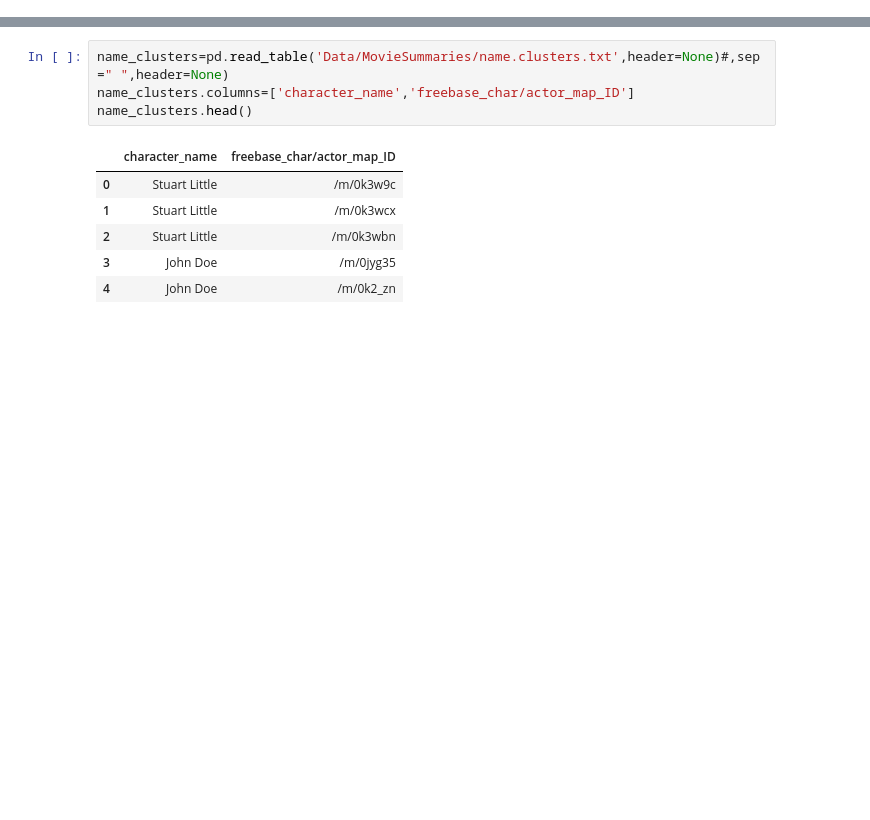
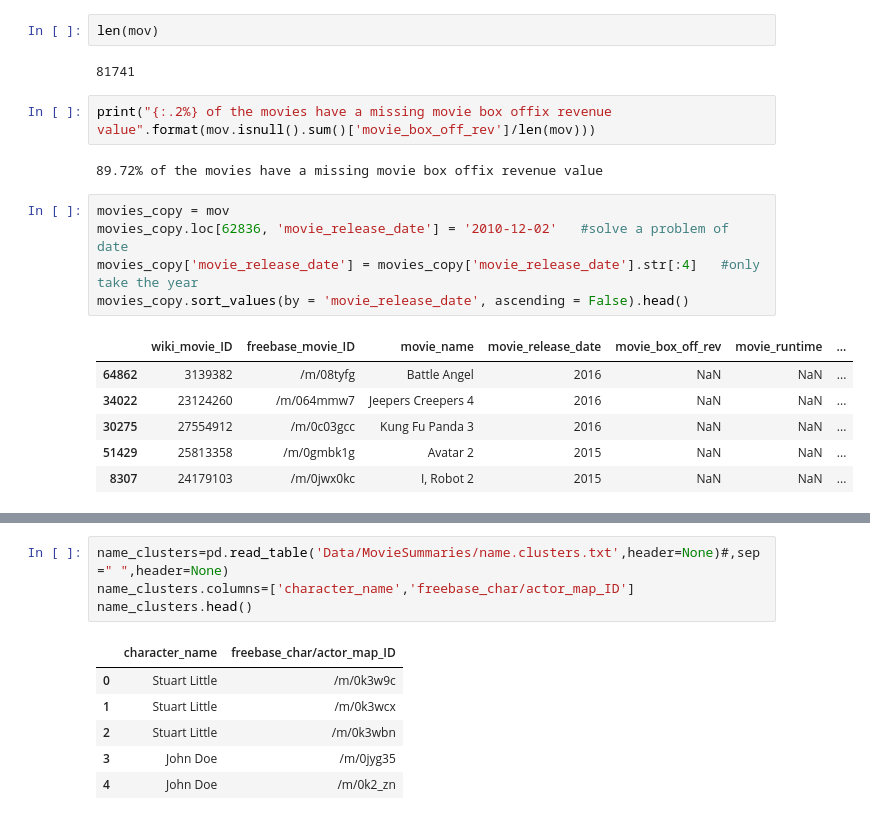
Before and after one commit to epfl-ada/ada-2022-project-armada, a Jupyter notebook: Madeleine.ipynb, the cells around one changed output, grey strips where cells are left out. Drawn from its saved outputs; the diff is of its cells as text; blank space fills up the shorter version.

```diff
--- a/Madeleine.ipynb
+++ b/Madeleine.ipynb
@@ -4,0 +34,20 @@ from datetime import datetime, date, time
+# %%
+len(mov)
+# %% [output]
+81741
+# %%
+print("{:.2%} of the movies have a missing movie box offix revenue value".format(mov.isnull().sum()['movie_box_off_rev']/len(mov)))
+# %% [output]
+89.72% of the movies have a missing movie box offix revenue value
+# %%
+movies_copy = mov
+movies_copy.loc[62836, 'movie_release_date'] = '2010-12-02'   #solve a problem of date
+movies_copy['movie_release_date'] = movies_copy['movie_release_date'].str[:4]   #only take the year
+movies_copy.sort_values(by = 'movie_release_date', ascending = False).head()
+# %% [output]
+|  | wiki_movie_ID | freebase_movie_ID | movie_name | movie_release_date | movie_box_off_rev | movie_runtime | ... |
+| 64862 | 3139382 | /m/08tyfg | Battle Angel | 2016 | NaN | NaN | ... |
+| 34022 | 23124260 | /m/064mmw7 | Jeepers Creepers 4 | 2016 | NaN | NaN | ... |
+| 30275 | 27554912 | /m/0c03gcc | Kung Fu Panda 3 | 2016 | NaN | NaN | ... |
+| 51429 | 25813358 | /m/0gmbk1g | Avatar 2 | 2015 | NaN | NaN | ... |
+| 8307 | 24179103 | /m/0jwx0kc | I, Robot 2 | 2015 | NaN | NaN | ... |
```
Also changed, not shown: parts of 17 cells of this notebook.
